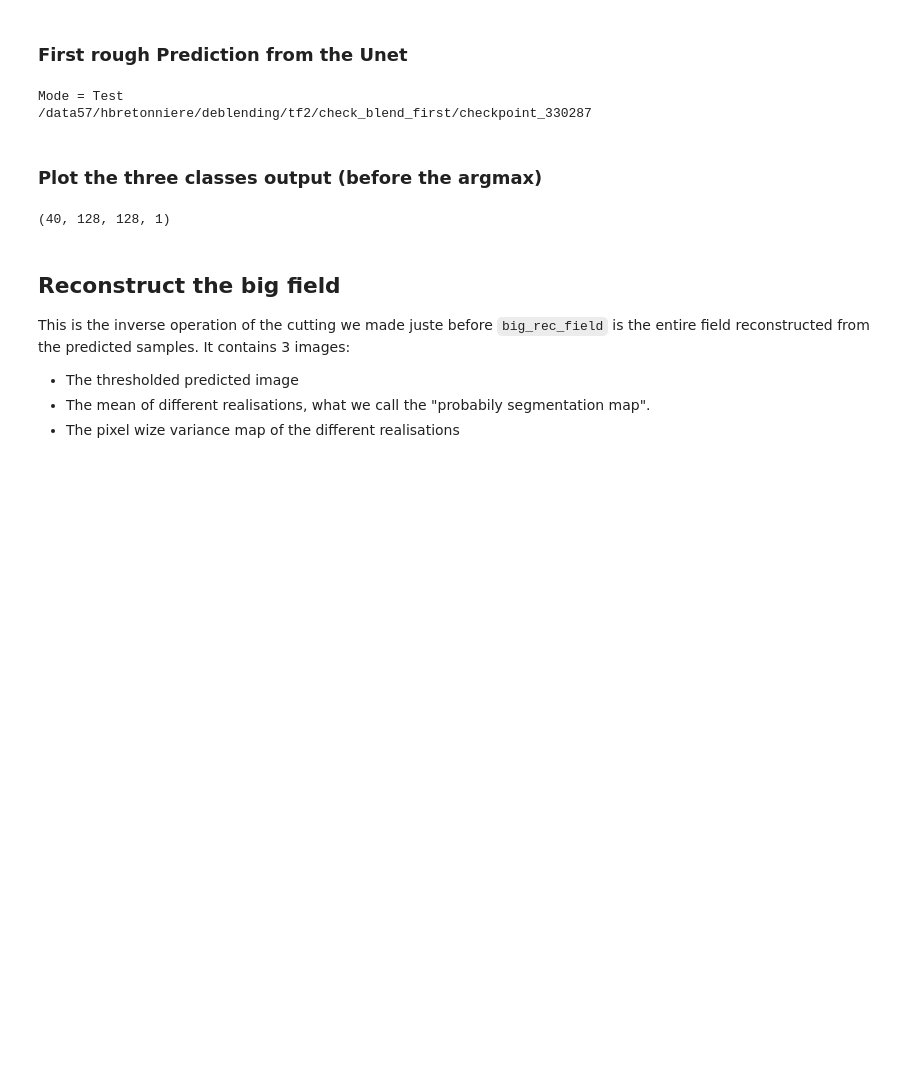
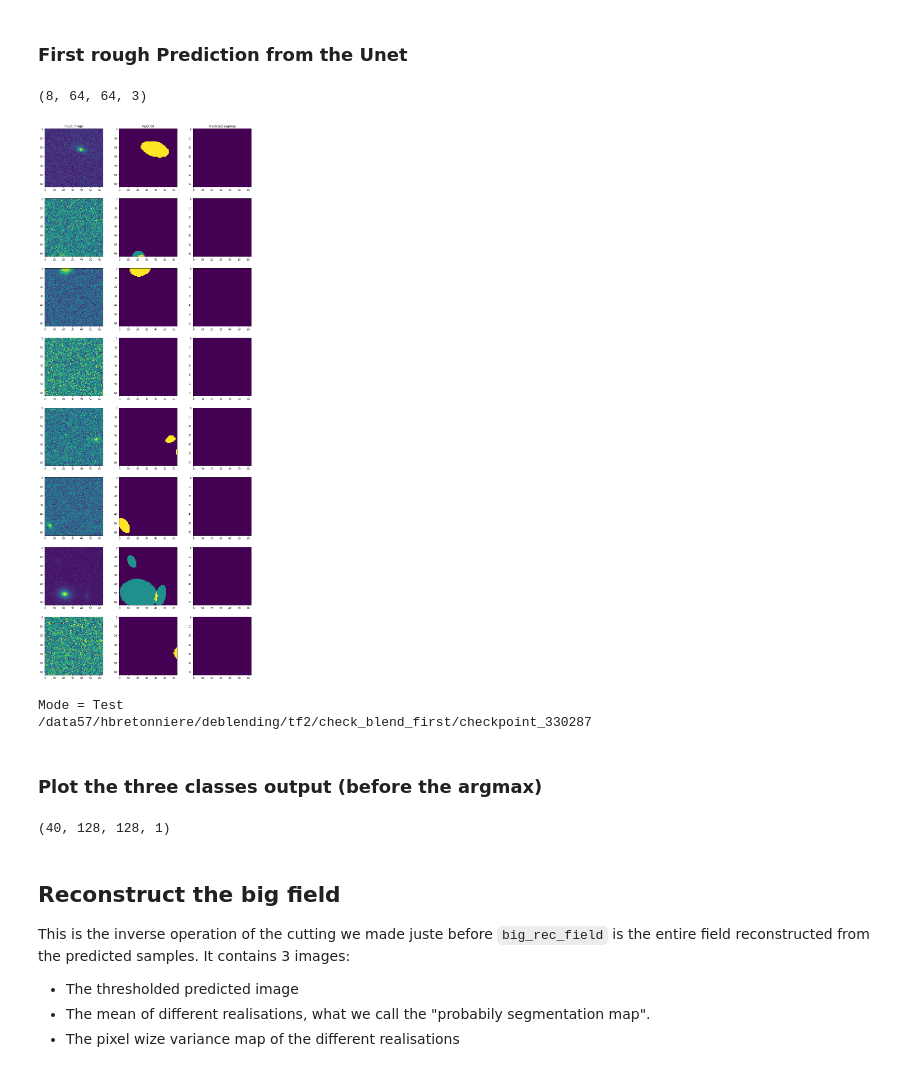
Before and after one commit to Hbretonniere/blendinator, a Jupyter notebook: test_and_scores.ipynb, the cells around one changed output. Cells and saved outputs as stored; diff of their text form; code cells hidden in the pictures; blank space fills up the shorter version.

```diff
--- a/test_and_scores.ipynb
+++ b/test_and_scores.ipynb
@@ -83,20 +74,20 @@ cb = 10   #clear border
 # %% [markdown]
 ### Images without mag > 25.2
 # %%
+x_start, y_start = 128, 128
 # Input Image
-hdul = fits.open(data_path + 'WithNoise_TU_FVAE_divided_1_3_re_field_4.fits')
-# hdul = fits.open(data_path + 'WithNoise_no_cut_test_TU_FVAE_divided_1_3_re_field_'+str(4)+'.fits')
+hdul = fits.open(data_path + 'deblending_field_4_WithNoise_VIS_Galaxy.fits')
 img = hdul[0].data[:x_start + n_row * stamp_size, :y_start + n_column * stamp_size]  #import just the part of the image we want to test on
 img_bit_bigger = hdul[0].data[:x_start + n_row * stamp_size+64, :y_start + n_column * stamp_size+64]  #import just the part of the image we want to test on
 
 # Gt seg
-hdul = fits.open(data_path + 'seg_TU_FVAE_divided_1_3_re_field_4.fits')
+hdul = fits.open(data_path + 'seg_deblending_field_4_Nonoise.fits')
 img_seg = hdul[0].data[:x_start + n_row * stamp_size, :y_start + n_column * stamp_size]
 img_seg_bit_bigger = hdul[0].data[:x_start + n_row * stamp_size+64, :y_start + n_column * stamp_size+64]
 
 # Catalogue
 # hdul = fits.open(data_path + 'good_Catalog_no_cut_TU_FVAE_divided_1_3_re_field_4.fits')
-hdul = fits.open(data_path + 'Catalog_TU_FVAE_divided_1_3_re_field_4.fits')
+hdul = fits.open(data_path + 'Catalog_deblending_field_4_Nonoise.fits')
 
 tu_cat_nocut = hdul[1].data
 tu_cat_nocut = np.array(tu_cat_nocut.tolist())
@@ -133,0 +101,4 @@ print(f" Shape of the images :{img_test.shape}, of the segs :{np.shape(segs_test
+# %%
+stamps_img, stamps_seg = cut_grid(img, img_seg, 64, x_start=128, y_start=128)
+
+print(f" Shape of the images :{stamps_img.shape}, of the segs :{np.shape(stamps_seg)}")
@@ -181,0 +111,10 @@ ________________________________________________________________________________
+# %%
+local_path = 'checkpoints/'
+tycho_path = "./data/checkpoints/check_test/"
+
+checkpoint_path = tycho_path #local_path
+with open(checkpoint_path + 'hparams.txt') as f:
+    hparams= json.load(f)
+
+# hparams = np.load(checkpoint_path + 'hparams.txt', allow_pickle=True)
+print(hparams)
@@ -181,0 +123,5 @@ ________________________________________________________________________________
+# %%
+PUNet = ProbaUNet(tuple(hparams['input_shape']), hparams['latent_dim'],
+                  hparams['channels'], hparams['block_size'],
+                  hparams['last_conv'], device='CPU:0')
+PUNet.load_weights(checkpoint_path)
@@ -182,5 +133,12 @@ ________________________________________________________________________________
 # %% [markdown]
 ### First rough Prediction from the Unet
+# %%
+nb_to_plot = 8
+tests = predict_and_plot(PUNet, asinh_norm(stamps_img[:nb_to_plot], stamps_seg[:nb_to_plot])[0],
+                         stamps_seg[:nb_to_plot], nb_to_plot, 'predict')
+# %% [output]
+(8, 64, 64, 3)
+[figure, added]
 # %%
 test_samples, ls, tmp = pred_from_trained(checkpoint_path, proba_unet, img_test, nb_batch, 20, segs=None, mode='Test')
 # %% [output]
```
Also changed, not shown: parts of 13 cells of this notebook, 9 other files.
